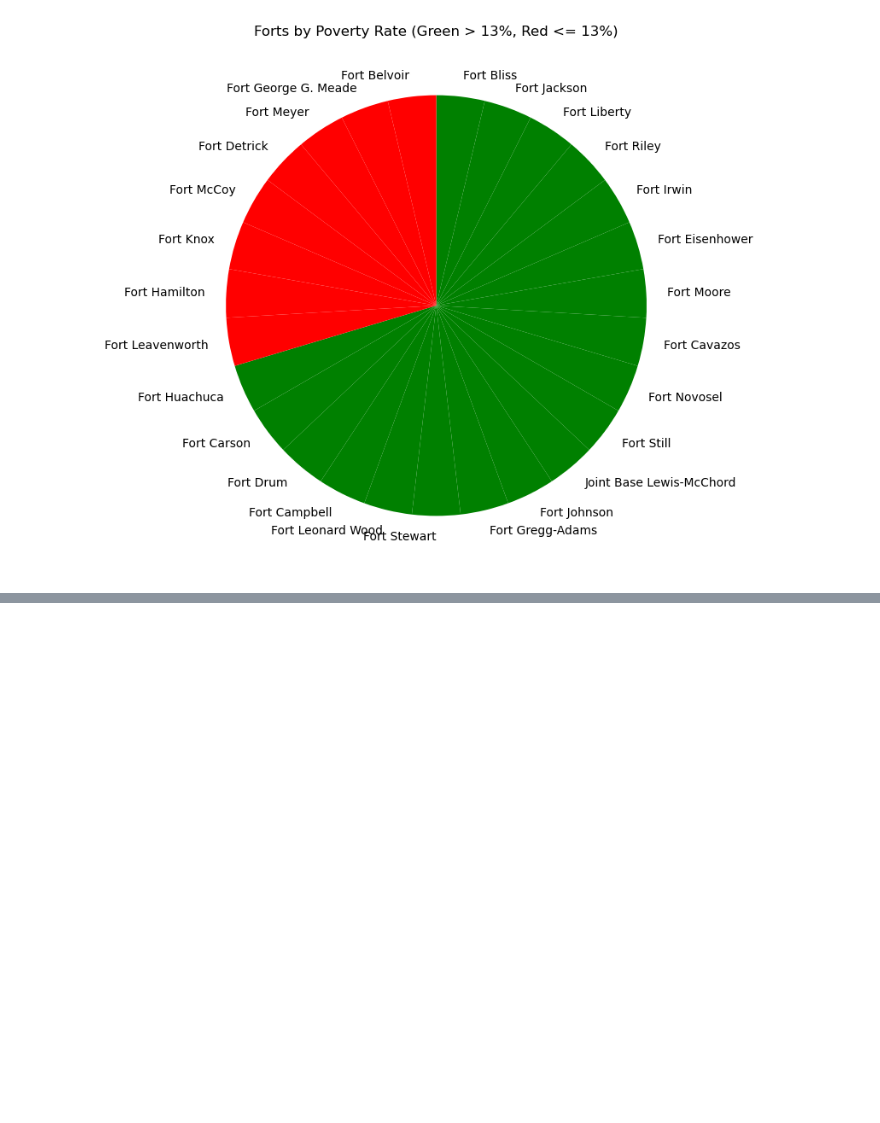
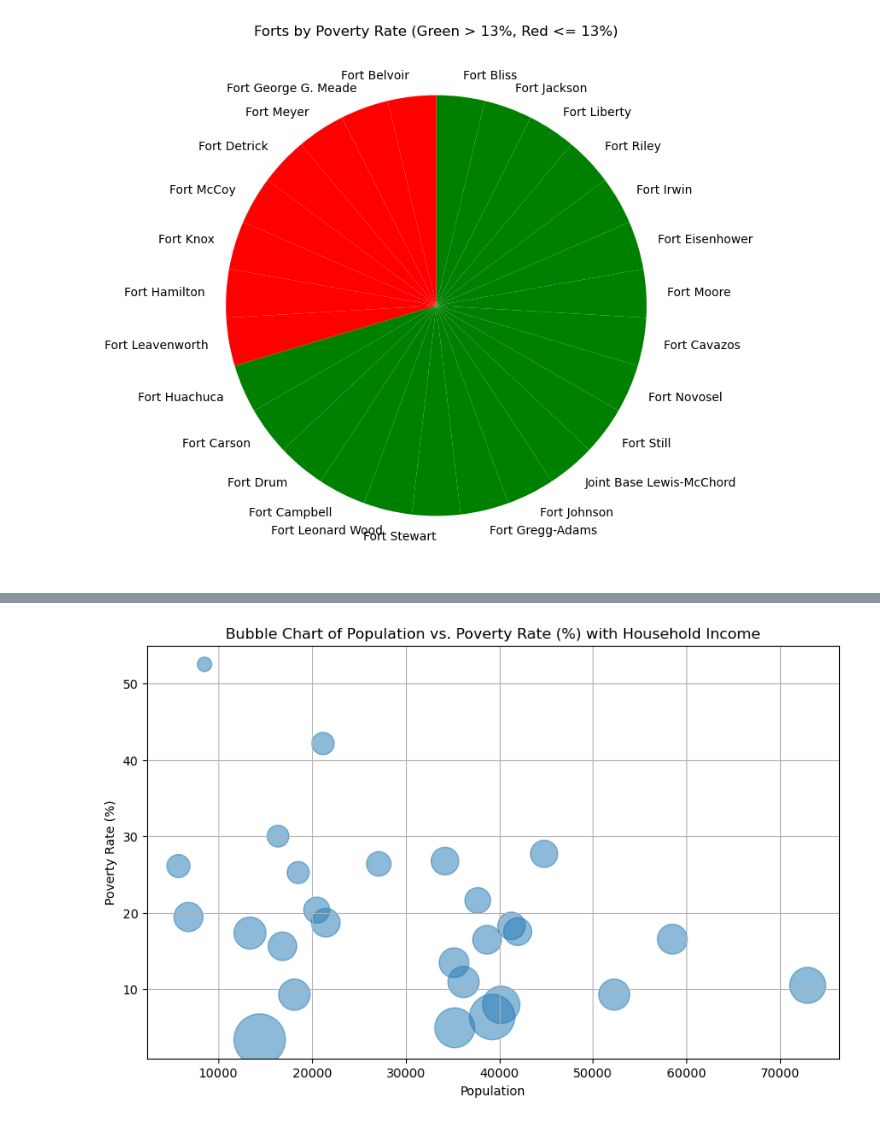
Before and after one commit to snystrom-github/Group8_Project1, a Jupyter notebook: Project_File_Final - Martin.ipynb, the cells around one changed output, grey strips where cells are left out. Cells and saved outputs as stored; diff of their text form; code cells hidden in the pictures; blank space fills up the shorter version.

```diff
--- a/Project_File_Final - Martin.ipynb
+++ b/Project_File_Final - Martin.ipynb
@@ -392,0 +439,10 @@ KeyError: 'Population'
+# %%
+plt.figure(figsize=(10, 6))
+plt.scatter(census_pd["Population"], census_pd["Poverty Rate (%)"], s=census_pd["Household Income"]/100, alpha=0.5)
+plt.title("Bubble Chart of Population vs. Poverty Rate (%) with Household Income")
+plt.xlabel("Population")
+plt.ylabel("Poverty Rate (%)")
+plt.grid(True)
+plt.show()
+# %% [output]
+[figure, added]
```
Also changed, not shown: parts of 7 cells of this notebook, 2 other files.
